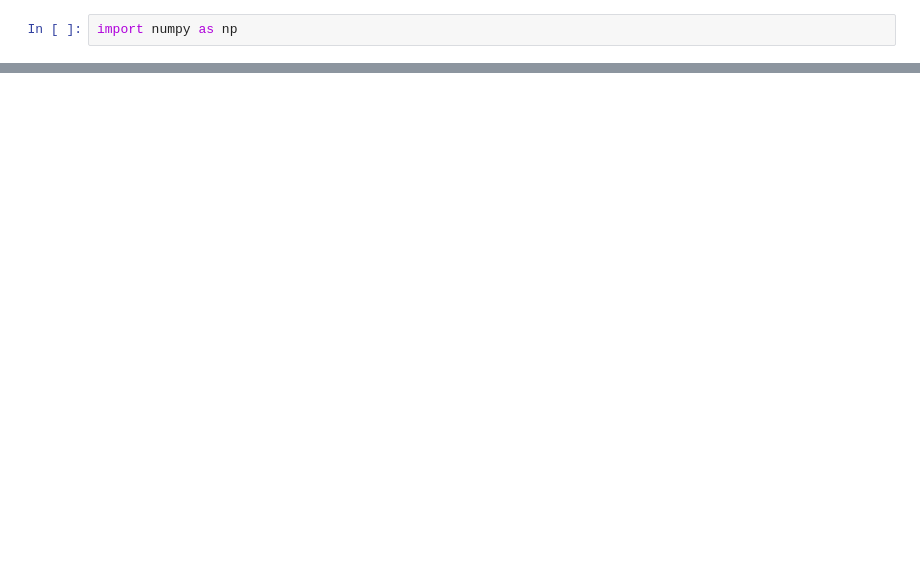
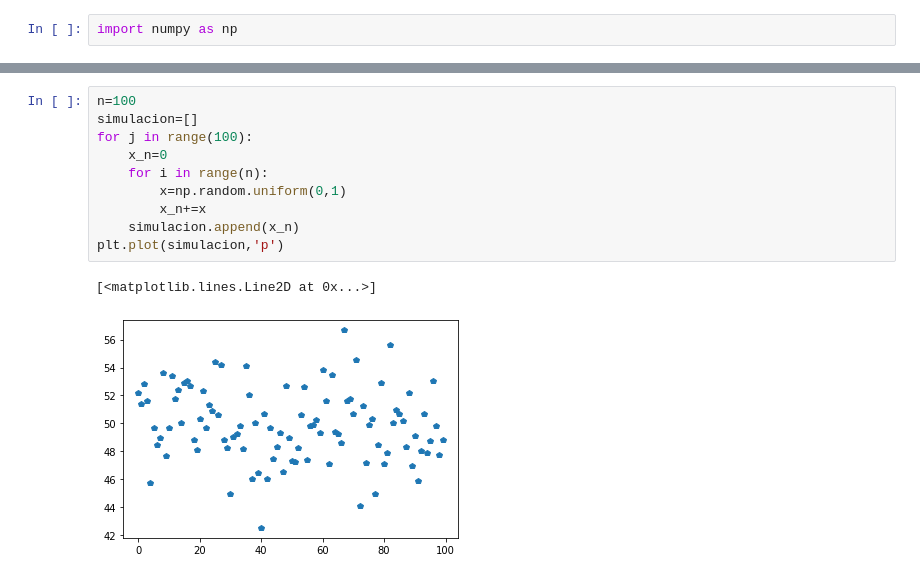
Before and after one commit to JairEsc/Mat_Apl, a Jupyter notebook: Est_T1.ipynb, the cells around one changed output, grey strips where cells are left out. Drawn from its saved outputs; the diff is of its cells as text; blank space fills up the shorter version.

```diff
--- a/Est_T1.ipynb
+++ b/Est_T1.ipynb
@@ -23,0 +30,13 @@ Text(0, 0.5, 'Proporción de éxitos')
+# %%
+n=100
+simulacion=[]
+for j in range(100):
+    x_n=0
+    for i in range(n):
+        x=np.random.uniform(0,1)
+        x_n+=x
+    simulacion.append(x_n)
+plt.plot(simulacion,'p')
+# %% [output]
+[<matplotlib.lines.Line2D at 0x...>]
+[figure, added]
```
Also changed, not shown: parts of 3 cells of this notebook.
